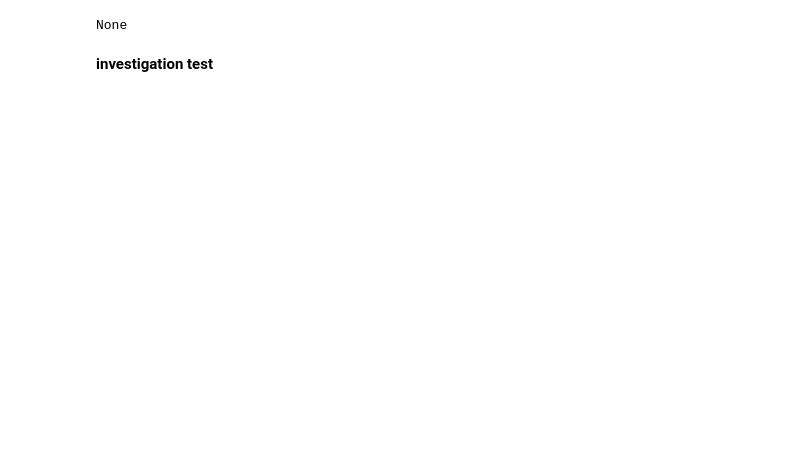
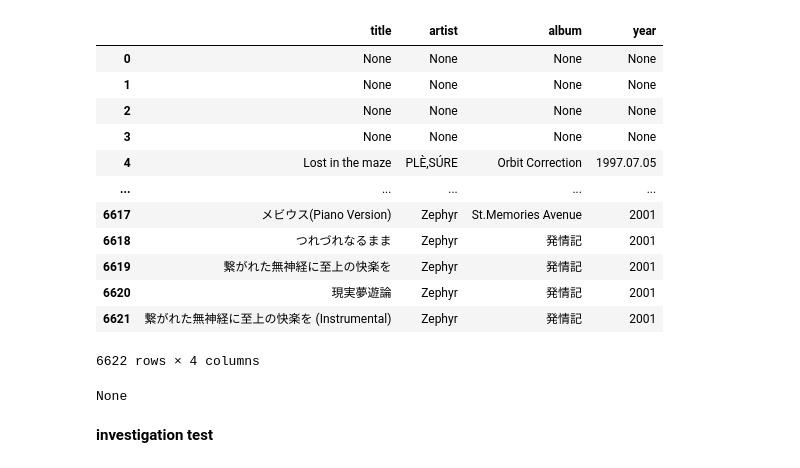
Before and after one commit to missantroop/vk-nlp, a Jupyter notebook: vknlp.ipynb, the cells around one changed output. Drawn from its saved outputs; the diff is of its cells as text; code cells hidden in the pictures; blank space fills up the shorter version.

Commit message:
dataframe creation now works

```diff
--- a/vknlp.ipynb
+++ b/vknlp.ipynb
@@ -24,6 +28,8 @@ data = []
 errors = 0
 
 for root, dirs, files in os.walk(musicDir):
+    dirs[:] = [d for d in dirs if d not in exclude]
+
     for file in files:
         ext = file.split('.')[-1]
 
@@ -38,34 +44,30 @@ for root, dirs, files in os.walk(musicDir):
                 errors += 1
                 continue
 
+            track_data = []
+
+            obtain = lambda x: audio.get(x, None) if audio else None
 
             if ext in ('mp3', 'wav'):
-                title = audio.get('TIT2', None)
-                artist = audio.get('TPE1', None)
-                album = audio.get('TALB', None)
-                year = audio.get('TDRC', None)
+                track_data = map(obtain, ['TIT2','TPE1','TALB','TDRC'])
+                treat = lambda x: x.text[0] if x else None
 
             elif ext == 'wma':
-                title = audio.get('Title', None)
-                artist = audio.get('Author', None)
-                album = audio.get('WM/AlbumTitle', None)
-                year = audio.get('WM/Year', None)
+                track_data = map(obtain, ['Title','Author','WM/AlbumTitle','WM/Year'])
+                treat = lambda x: str(x[0]) if x else None
 
             elif ext == 'flac':
-                title = audio.get('title', None)
-                artist = audio.get('artist', None)
-                album = audio.get('album', None)
-                year = audio.get('date', None)
+                track_data = map(obtain, ['title','artist','album','date'])
+                treat = lambda x: x[0] if x else None
 
             elif ext == 'm4a':
-                title = audio.get('©nam', None)
-                artist = audio.get('©ART', None)
-                album = audio.get('©alb', None)
-                year = audio.get('©day', None)
+                track_data = map(obtain, ['©nam','©ART','©alb','©day'])
+                treat = lambda x: x[0] if x else None
 
-            title = ''
+            track_data = list(map(treat, track_data))
 
-            data.append([title, artist, album, year])
+            if not all(e is None for e in track_data):
+                data.append(track_data)
 
 df = p.DataFrame(data, columns = ['title', 'artist', 'album', 'year'])
 # %% [output]
@@ -89,0 +91,16 @@ AttributeError: 'NoneType' object has no attribute 'get'
+# %%
+df
+# %% [output]
+|  | title | artist | album | year |
+| 0 | None | None | None | None |
+| 1 | None | None | None | None |
+| 2 | None | None | None | None |
+| 3 | None | None | None | None |
+| 4 | Lost in the maze | PLÈ,SÚRE | Orbit Correction | 1997.07.05 |
+| ... | ... | ... | ... | ... |
+| 6617 | メビウス(Piano Version) | Zephyr | St.Memories Avenue | 2001 |
+| 6618 | つれづれなるまま | Zephyr | 発情記 | 2001 |
+| 6619 | 繋がれた無神経に至上の快楽を | Zephyr | 発情記 | 2001 |
+| 6620 | 現実夢遊論 | Zephyr | 発情記 | 2001 |
+| 6621 | 繋がれた無神経に至上の快楽を (Instrumental) | Zephyr | 発情記 | 2001 |
+6622 rows × 4 columns
```
Also changed, not shown: parts of 9 cells of this notebook.
